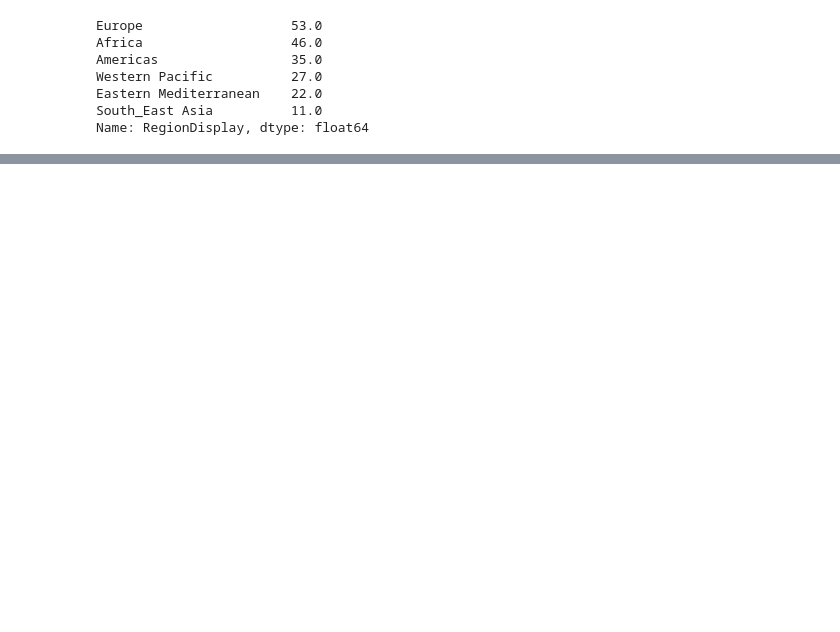
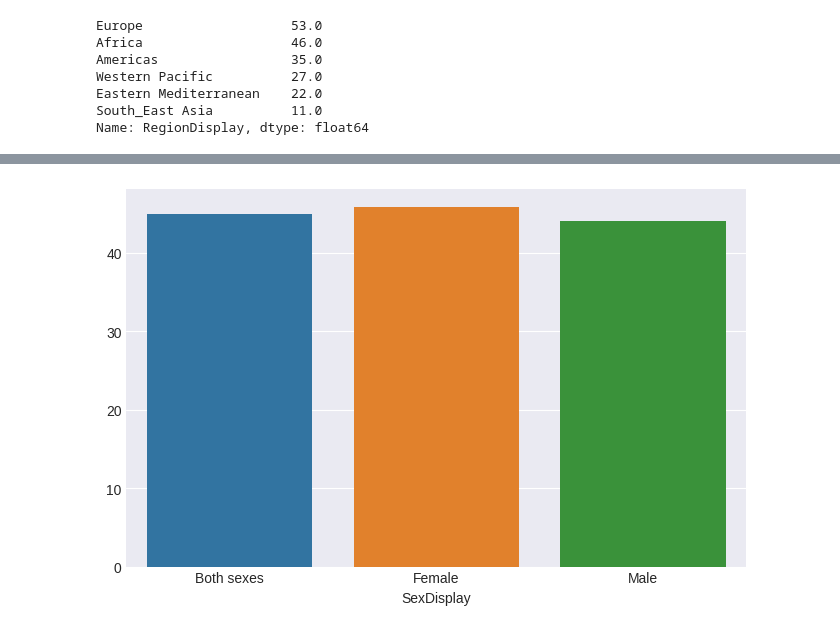
Before and after one commit to flohmannjr/Alcohol_and_Life_Expectancy, a Jupyter notebook: Alcohol_and_Life_Expectancy.ipynb, the cells around one changed output, grey strips where cells are left out. Drawn from its saved outputs; the diff is of its cells as text; code cells hidden in the pictures; blank space fills up the shorter version.

Commit message:
Add breaking life expectancy data

```diff
--- a/Alcohol_and_Life_Expectancy.ipynb
+++ b/Alcohol_and_Life_Expectancy.ipynb
@@ -195,0 +200,2 @@ Name: SexDisplay, dtype: int64
+# %%
+df = df_lifeexp[['GhoDisplay', 'YearDisplay', 'RegionDisplay', 'SexDisplay', 'Numeric']].groupby(by=['GhoDisplay', 'YearDisplay', 'RegionDisplay', 'SexDisplay']).mean().sort_index()
@@ -195,0 +219,33 @@ Name: SexDisplay, dtype: int64
+# %%
+for gho, _ in df.groupby(level=0):
+
+    years = df.loc[(gho), :]
+    # print(gho)
+    # print(years)
+    # break
+
+    for year, _ in years.groupby(level=0):
+
+        regions = df.loc[(gho, year), :]
+        # print(year)
+        # print(regions)
+        # break
+
+        for region, _ in regions.groupby(level=0):
+
+            sexes = df.loc[(gho, year, region), :]
+            # print(region)
+            # print(sexes)
+            # break
+
+            # for sex, _ in sexes.groupby(level=0):
+
+            #     expectancy = df.loc[(gho, year, region, sex)]
+            #     # print(expectancy)
+            #     break
+
+            break
+
+        break
+
+    break
@@ -195,0 +264,12 @@ Name: SexDisplay, dtype: int64
+# %%
+# metrica = pd.DataFrame(metrica).T
+
+sns.barplot(data=sexes.T);
+
+# plt.title('')
+# plt.xlabel('Modelo')
+# plt.ylabel('')
+
+# plt.show()
+# %% [output]
+[figure, added]
```
Also changed, not shown: parts of 9 cells of this notebook.
